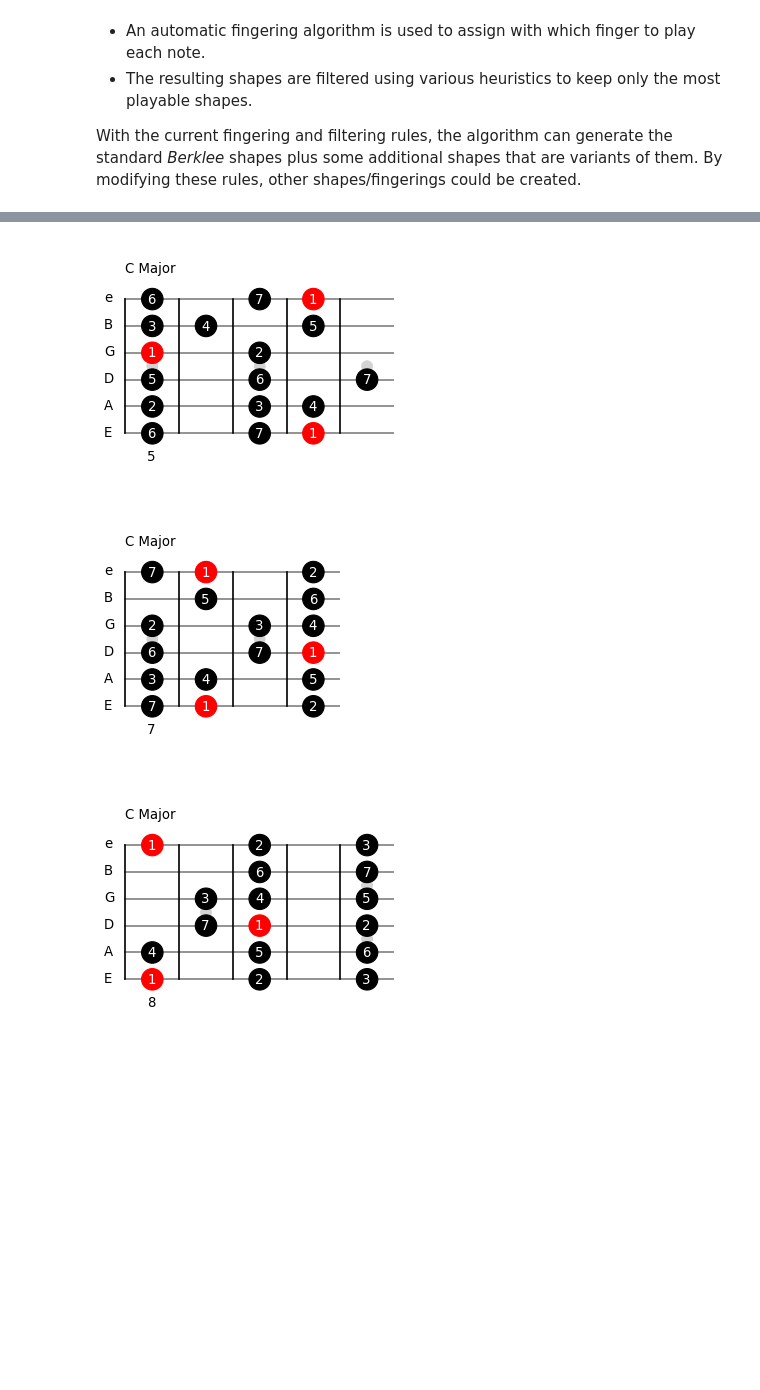
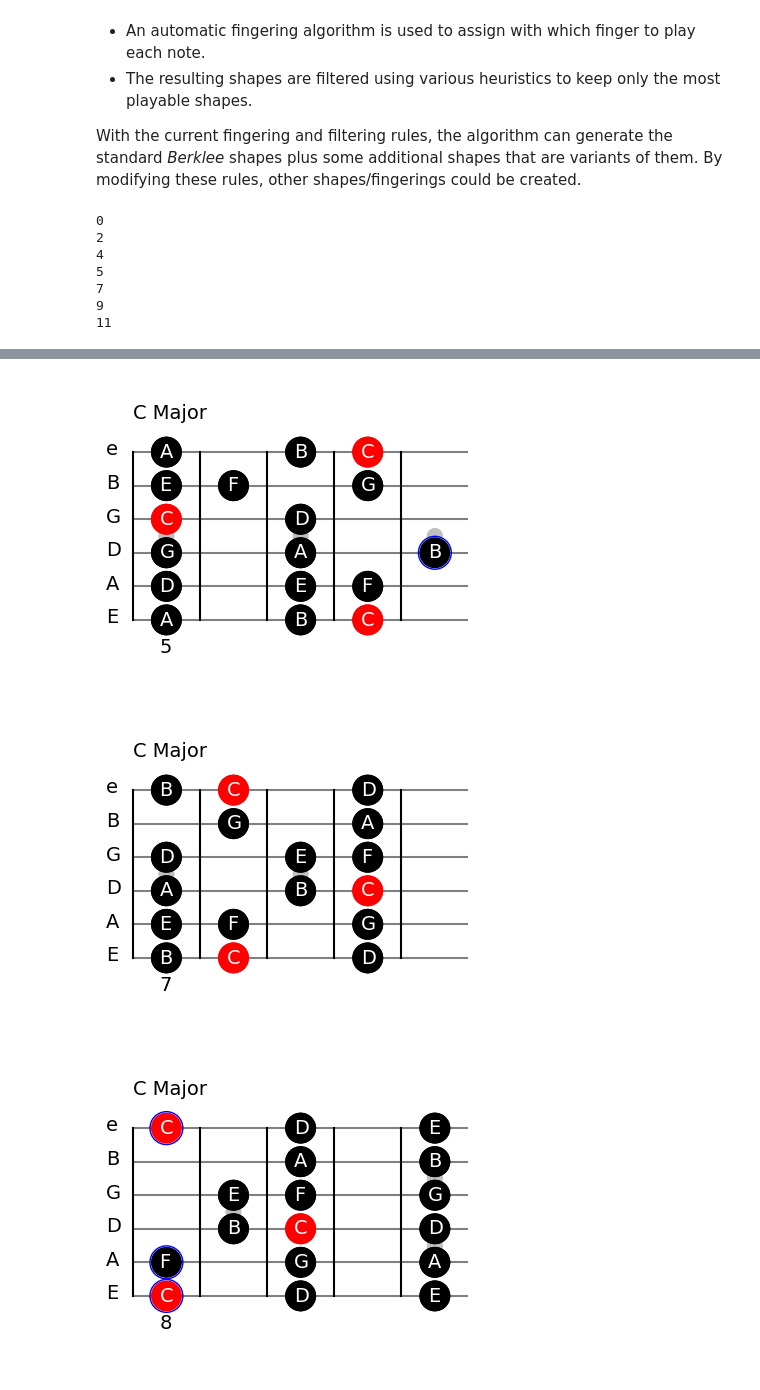
Before and after one commit to narcispr/PyFretboard, a Jupyter notebook: tutorial.ipynb, the cells around one changed output, grey strips where cells are left out. Cells and saved outputs as stored; diff of their text form; code cells hidden in the pictures; blank space fills up the shorter version.

```diff
--- a/tutorial.ipynb
+++ b/tutorial.ipynb
@@ -50,12 +52,20 @@ The class follows the following steps:
 With the current fingering and filtering rules, the algorithm can generate the standard *Berklee* shapes plus some additional shapes that are variants of them. By modifying these rules, other shapes/fingerings could be created.
 # %%
 from PyFreatboard.build_shape import BuildShape
-from PyFreatboard.draw_freatboard import DrawFreatboard
+from PyFreatboard.draw_shape import DrawShape
+from PyFreatboard.definitions import PyFreatboard as PF
 
-c_major = BuildShape(root='C', shape_type='Major', plot_type=DrawFreatboard.TEXT_FINGER)
-draw = DrawFreatboard()
+c_major = BuildShape(root='C', shape_type='Major', plot_type=PF.TEXT_FINGER)
+draw = DrawShape()
 
 for shape in c_major.all_shapes:
     if shape.valid:
-        draw.draw_shape(shape, text=DrawFreatboard.TEXT_FUNCTION, shape_name="C Major")
+        draw.draw(shape, text=PF.TEXT_PITCH, shape_name="C Major")
 # %% [output]
+0
+2
+4
+5
+7
+9
+11
@@ -64,3 +74,3 @@ for shape in c_major.all_shapes:
-[figure, old version]
+[figure, new version]
-[figure, old version]
+[figure, new version]
-[figure, old version]
+[figure, new version]
```
Also changed, not shown: parts of 6 cells of this notebook, 8 other files.
